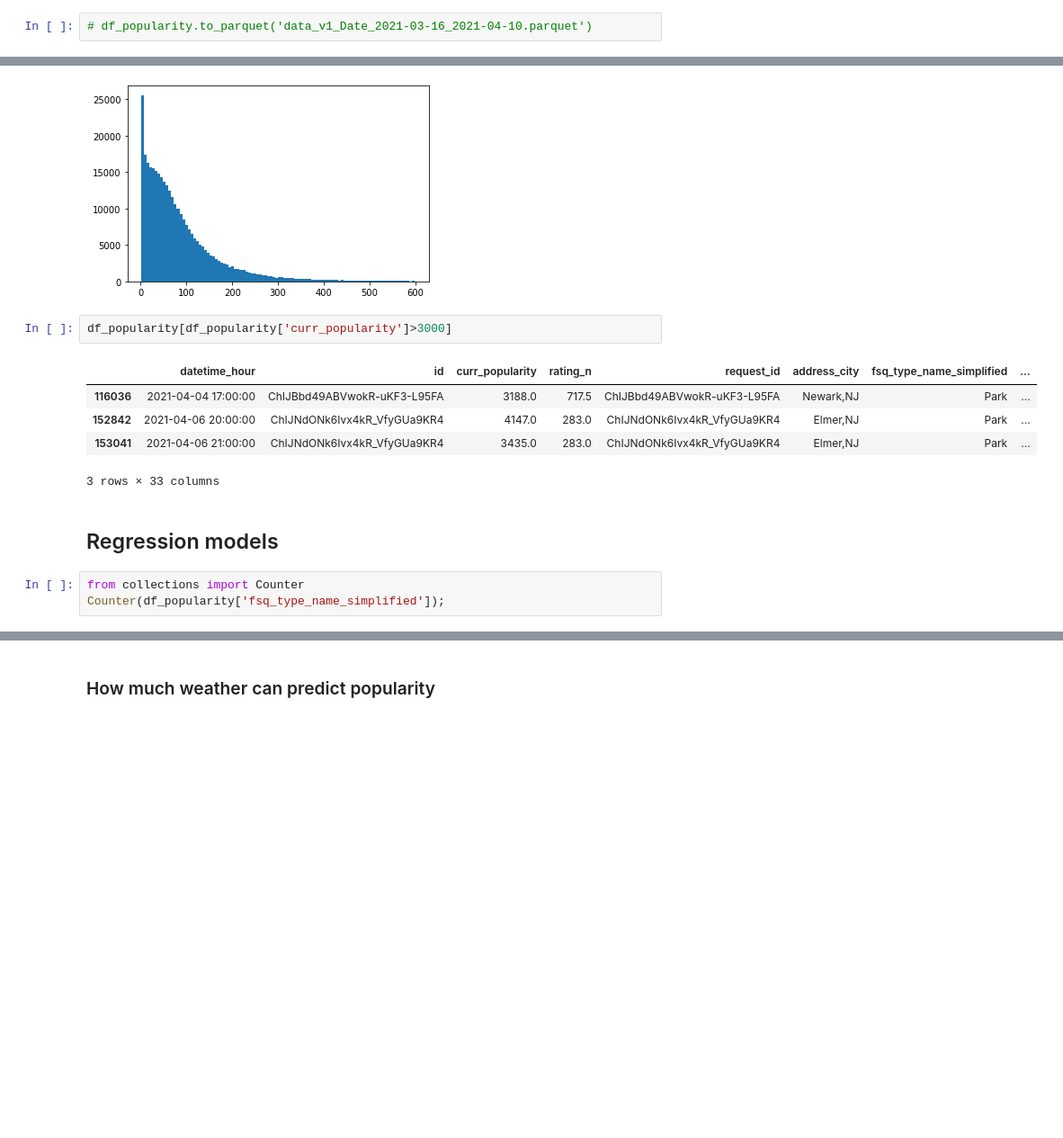
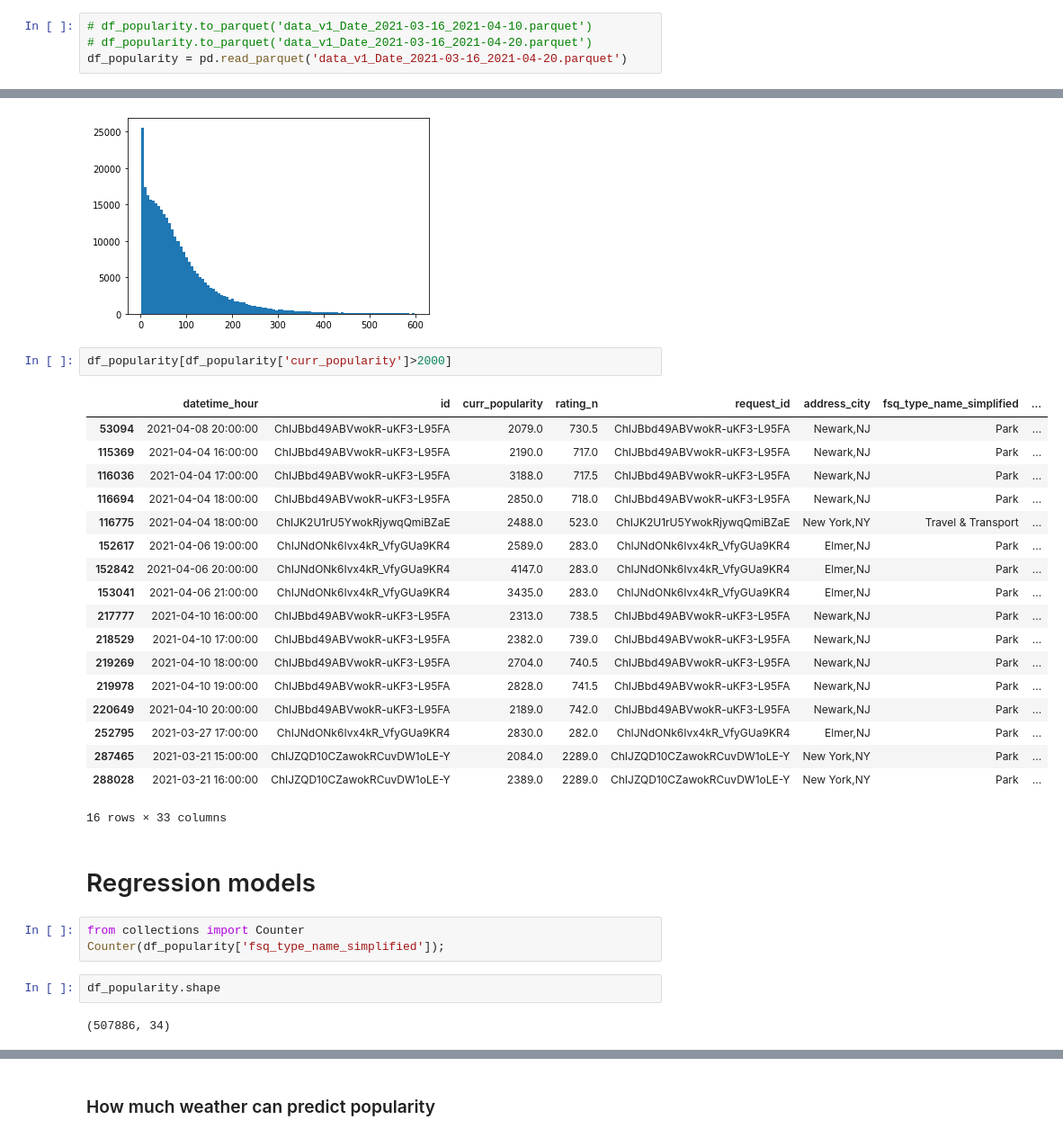
Before and after one commit to qcabel/park-recommendation, a Jupyter notebook: prepare_dataframe_for_training.ipynb, the cells around one changed output, grey strips where cells are left out. Shown at 90% size. Drawn from its saved outputs; the diff is of its cells as text; blank space fills up the shorter version.

```diff
--- a/prepare_dataframe_for_training.ipynb
+++ b/prepare_dataframe_for_training.ipynb
@@ -172,3 +177,5 @@ df_popularity = df_curr_popularity.merge(df_weather, how='left', left_on=['addre
 # %%
 # df_popularity.to_parquet('data_v1_Date_2021-03-16_2021-04-10.parquet')
+# df_popularity.to_parquet('data_v1_Date_2021-03-16_2021-04-20.parquet')
+df_popularity = pd.read_parquet('data_v1_Date_2021-03-16_2021-04-20.parquet')
 # %%
@@ -271,18 +271,35 @@ plt.hist(df_popularity[df_popularity['curr_popularity']<600]['curr_popularity'],
 # %% [output]
 [figure]
 # %%
-df_popularity[df_popularity['curr_popularity']>3000]
+df_popularity[df_popularity['curr_popularity']>2000]
 # %% [output]
 |  | datetime_hour | id | curr_popularity | rating_n | request_id | address_city | fsq_type_name_simplified | ... |
+| 53094 | 2021-04-08 20:00:00 | ChIJBbd49ABVwokR-uKF3-L95FA | 2079.0 | 730.5 | ChIJBbd49ABVwokR-uKF3-L95FA | Newark,NJ | Park | ... |
+| 115369 | 2021-04-04 16:00:00 | ChIJBbd49ABVwokR-uKF3-L95FA | 2190.0 | 717.0 | ChIJBbd49ABVwokR-uKF3-L95FA | Newark,NJ | Park | ... |
 | 116036 | 2021-04-04 17:00:00 | ChIJBbd49ABVwokR-uKF3-L95FA | 3188.0 | 717.5 | ChIJBbd49ABVwokR-uKF3-L95FA | Newark,NJ | Park | ... |
+| 116694 | 2021-04-04 18:00:00 | ChIJBbd49ABVwokR-uKF3-L95FA | 2850.0 | 718.0 | ChIJBbd49ABVwokR-uKF3-L95FA | Newark,NJ | Park | ... |
+| 116775 | 2021-04-04 18:00:00 | ChIJK2U1rU5YwokRjywqQmiBZaE | 2488.0 | 523.0 | ChIJK2U1rU5YwokRjywqQmiBZaE | New York,NY | Travel & Transport | ... |
+| 152617 | 2021-04-06 19:00:00 | ChIJNdONk6Ivx4kR_VfyGUa9KR4 | 2589.0 | 283.0 | ChIJNdONk6Ivx4kR_VfyGUa9KR4 | Elmer,NJ | Park | ... |
 | 152842 | 2021-04-06 20:00:00 | ChIJNdONk6Ivx4kR_VfyGUa9KR4 | 4147.0 | 283.0 | ChIJNdONk6Ivx4kR_VfyGUa9KR4 | Elmer,NJ | Park | ... |
 | 153041 | 2021-04-06 21:00:00 | ChIJNdONk6Ivx4kR_VfyGUa9KR4 | 3435.0 | 283.0 | ChIJNdONk6Ivx4kR_VfyGUa9KR4 | Elmer,NJ | Park | ... |
+| 217777 | 2021-04-10 16:00:00 | ChIJBbd49ABVwokR-uKF3-L95FA | 2313.0 | 738.5 | ChIJBbd49ABVwokR-uKF3-L95FA | Newark,NJ | Park | ... |
+| 218529 | 2021-04-10 17:00:00 | ChIJBbd49ABVwokR-uKF3-L95FA | 2382.0 | 739.0 | ChIJBbd49ABVwokR-uKF3-L95FA | Newark,NJ | Park | ... |
+| 219269 | 2021-04-10 18:00:00 | ChIJBbd49ABVwokR-uKF3-L95FA | 2704.0 | 740.5 | ChIJBbd49ABVwokR-uKF3-L95FA | Newark,NJ | Park | ... |
+| 219978 | 2021-04-10 19:00:00 | ChIJBbd49ABVwokR-uKF3-L95FA | 2828.0 | 741.5 | ChIJBbd49ABVwokR-uKF3-L95FA | Newark,NJ | Park | ... |
+| 220649 | 2021-04-10 20:00:00 | ChIJBbd49ABVwokR-uKF3-L95FA | 2189.0 | 742.0 | ChIJBbd49ABVwokR-uKF3-L95FA | Newark,NJ | Park | ... |
+| 252795 | 2021-03-27 17:00:00 | ChIJNdONk6Ivx4kR_VfyGUa9KR4 | 2830.0 | 282.0 | ChIJNdONk6Ivx4kR_VfyGUa9KR4 | Elmer,NJ | Park | ... |
+| 287465 | 2021-03-21 15:00:00 | ChIJZQD10CZawokRCuvDW1oLE-Y | 2084.0 | 2289.0 | ChIJZQD10CZawokRCuvDW1oLE-Y | New York,NY | Park | ... |
+| 288028 | 2021-03-21 16:00:00 | ChIJZQD10CZawokRCuvDW1oLE-Y | 2389.0 | 2289.0 | ChIJZQD10CZawokRCuvDW1oLE-Y | New York,NY | Park | ... |
-3 rows × 33 columns
+16 rows × 33 columns
 # %% [markdown]
-## Regression models
+# Regression models
 # %%
 from collections import Counter
 Counter(df_popularity['fsq_type_name_simplified']);
+# %%
+df_popularity.shape
+# %% [output]
+(507886, 34)
 # %%
 df_popularity.columns
 # %% [output]
```
Also changed, not shown: parts of 58 cells of this notebook.
